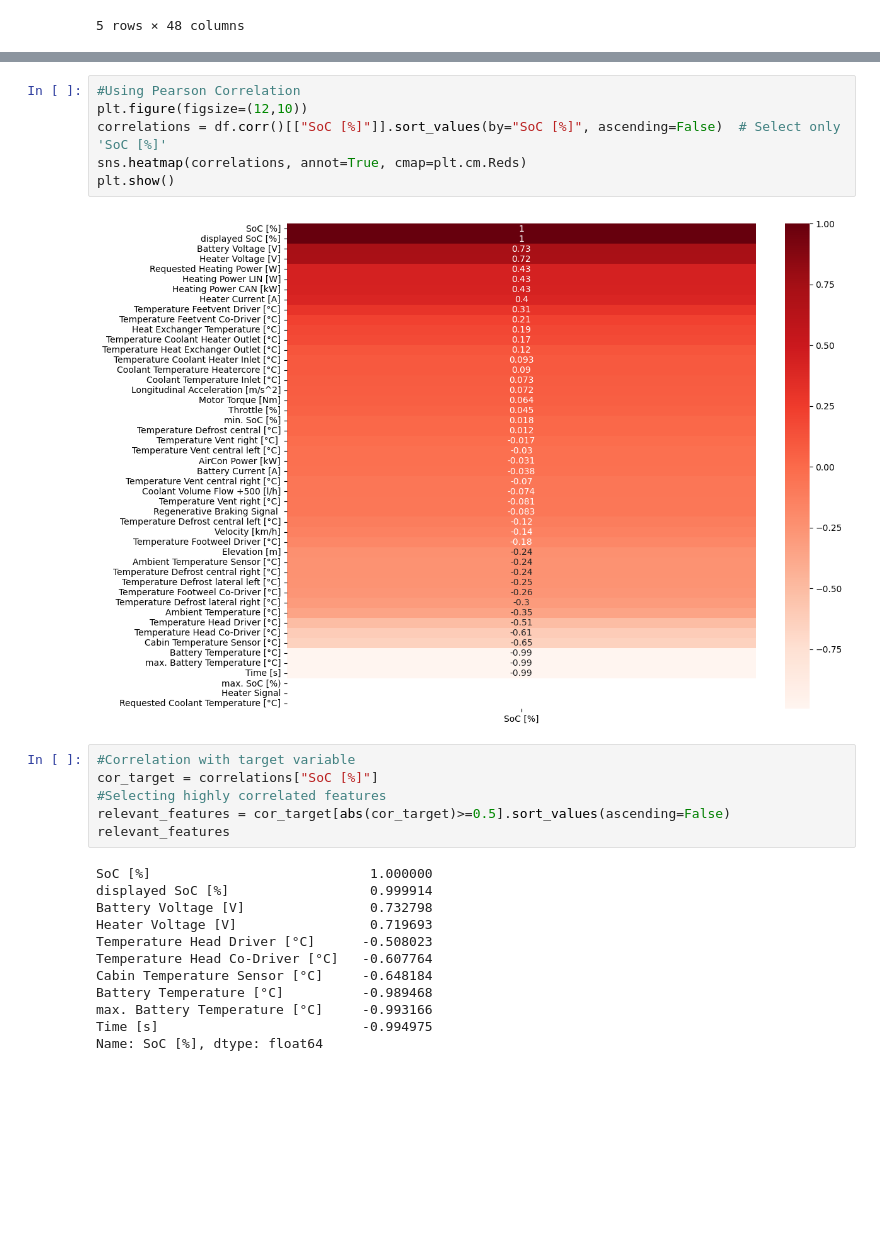
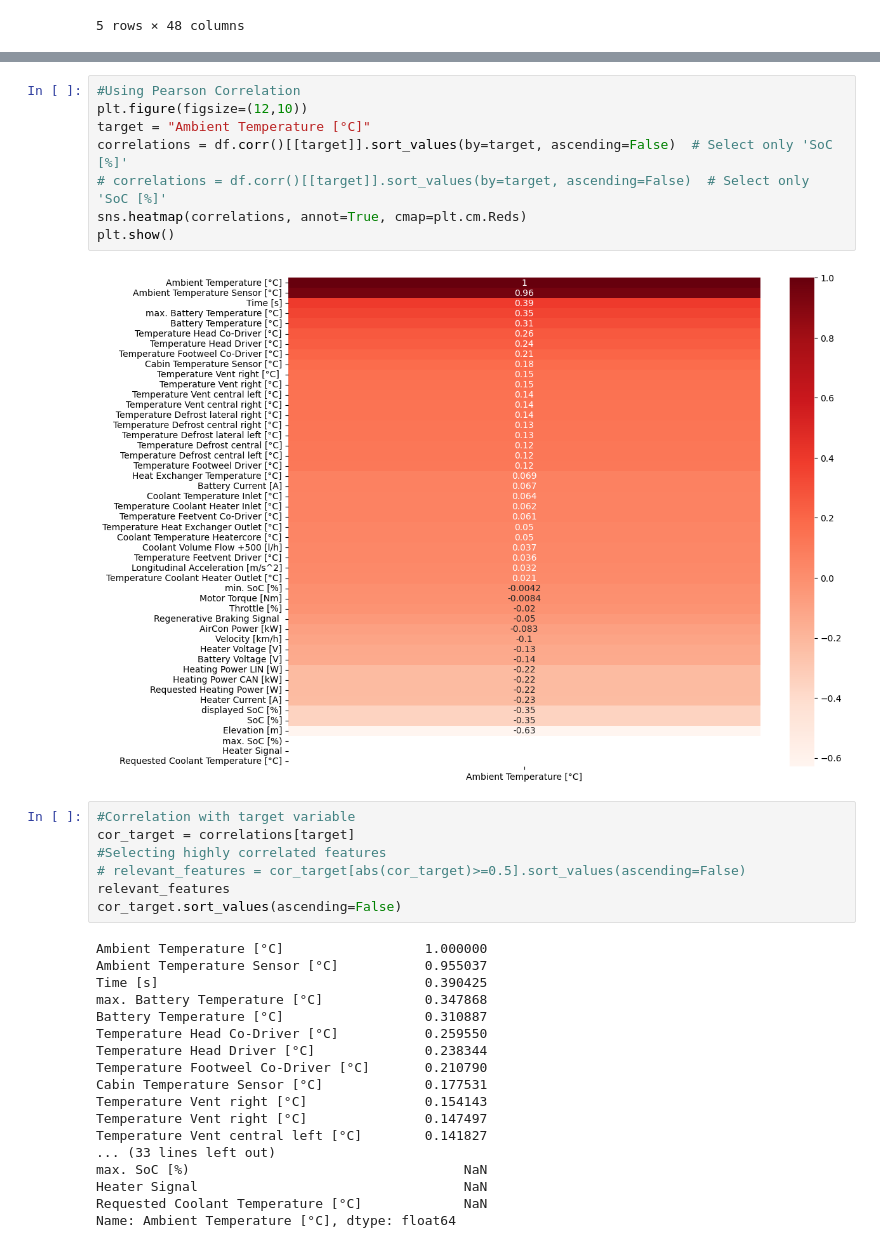
Before and after one commit to alesservin/Thesis-Physics-Informed-Encoder, a Jupyter notebook: 0-Feature-selection.ipynb, the cells around one changed output, grey strips where cells are left out. Saved outputs shown, nothing was run; the diff lists cells and outputs as text; blank space fills up the shorter version.

Commit message:
Add variable to select which feature to analyze

```diff
--- a/0-Feature-selection.ipynb
+++ b/0-Feature-selection.ipynb
@@ -29,26 +49,35 @@ df.head()
 # %%
 #Using Pearson Correlation
 plt.figure(figsize=(12,10))
-correlations = df.corr()[["SoC [%]"]].sort_values(by="SoC [%]", ascending=False)  # Select only 'SoC [%]'
+target = "Ambient Temperature [°C]"
+correlations = df.corr()[[target]].sort_values(by=target, ascending=False)  # Select only 'SoC [%]'
+# correlations = df.corr()[[target]].sort_values(by=target, ascending=False)  # Select only 'SoC [%]'
 sns.heatmap(correlations, annot=True, cmap=plt.cm.Reds)
 plt.show()
 # %% [output]
-[figure, old version]
+[figure, new version]
 # %%
 #Correlation with target variable
-cor_target = correlations["SoC [%]"]
+cor_target = correlations[target]
 #Selecting highly correlated features
-relevant_features = cor_target[abs(cor_target)>=0.5].sort_values(ascending=False)
+# relevant_features = cor_target[abs(cor_target)>=0.5].sort_values(ascending=False)
 relevant_features
+cor_target.sort_values(ascending=False)
 # %% [output]
-SoC [%]                            1.000000
-displayed SoC [%]                  0.999914
-Battery Voltage [V]                0.732798
-Heater Voltage [V]                 0.719693
-Temperature Head Driver [°C]      -0.508023
-Temperature Head Co-Driver [°C]   -0.607764
-Cabin Temperature Sensor [°C]     -0.648184
-Battery Temperature [°C]          -0.989468
-max. Battery Temperature [°C]     -0.993166
-Time [s]                          -0.994975
-Name: SoC [%], dtype: float64
+Ambient Temperature [°C]                  1.000000
+Ambient Temperature Sensor [°C]           0.955037
+Time [s]                                  0.390425
+max. Battery Temperature [°C]             0.347868
+Battery Temperature [°C]                  0.310887
+Temperature Head Co-Driver [°C]           0.259550
+Temperature Head Driver [°C]              0.238344
+Temperature Footweel Co-Driver [°C]       0.210790
+Cabin Temperature Sensor [°C]             0.177531
+Temperature Vent right [°C]               0.154143
+Temperature Vent right [°C]               0.147497
+Temperature Vent central left [°C]        0.141827
+... (33 lines left out)
+max. SoC [%)                                   NaN
+Heater Signal                                  NaN
+Requested Coolant Temperature [°C]             NaN
+Name: Ambient Temperature [°C], dtype: float64
```
Also changed, not shown: parts of 1 cell of this notebook.
